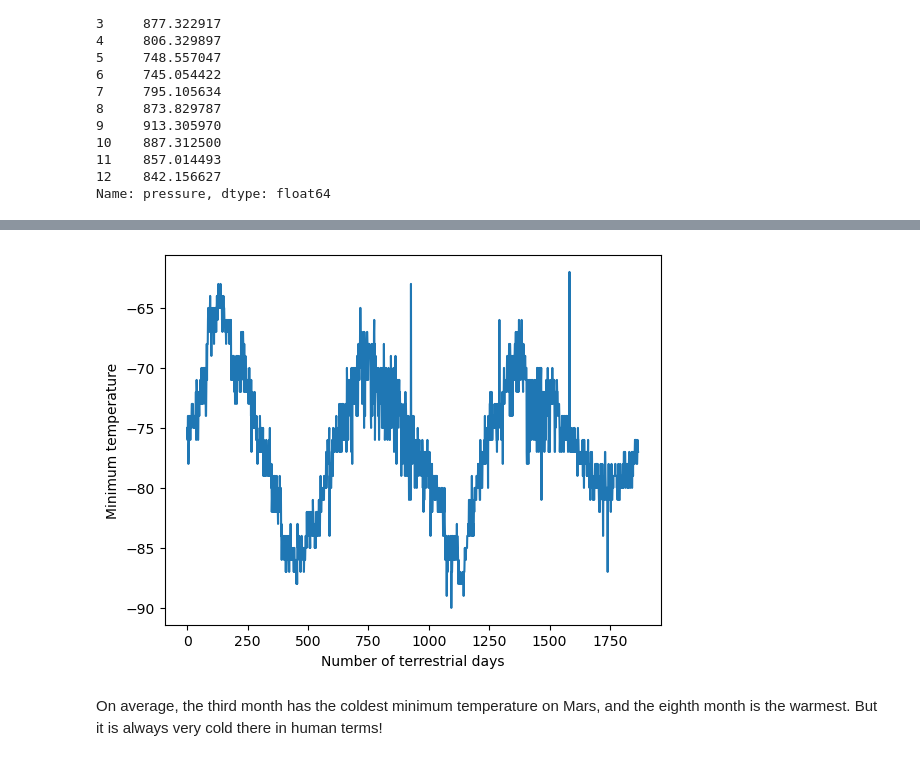
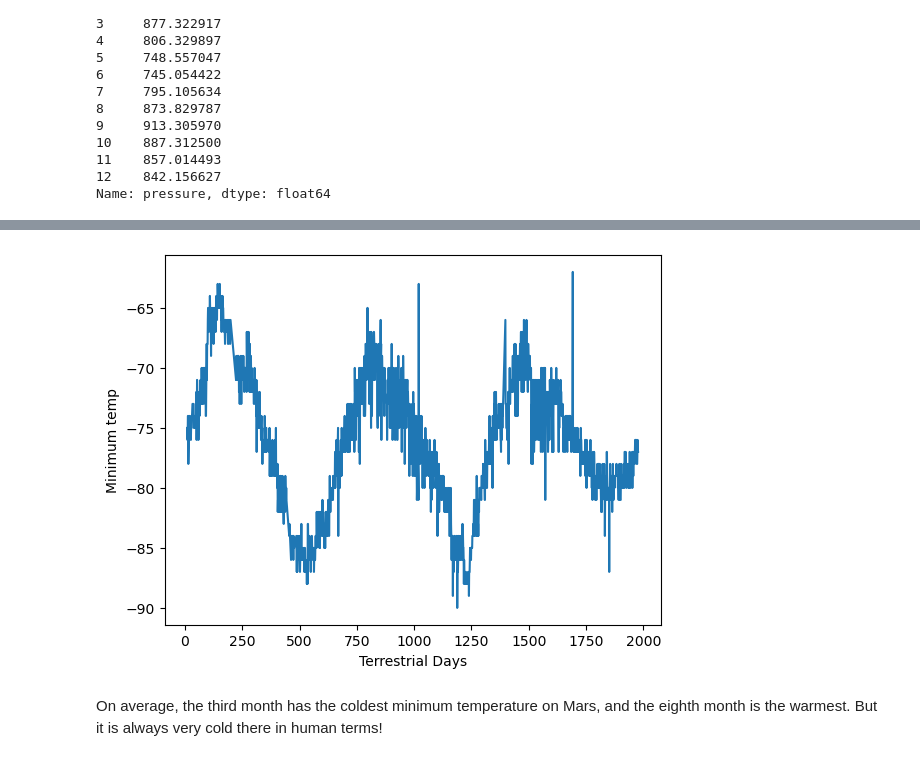
Before and after one commit to johnweissmann/html-scraping-challenge, a Jupyter notebook: part_2_mars_weather.ipynb, the cells around one changed output, grey strips where cells are left out. Drawn from its saved outputs; the diff is of its cells as text; code cells hidden in the pictures.

```diff
--- a/part_2_mars_weather.ipynb
+++ b/part_2_mars_weather.ipynb
@@ -68,17 +67,23 @@ Assemble the scraped data into a Pandas DataFrame. The columns should have the s
 # %%
 # Create an empty list
 mars_list = []
+header_list = []
+data_list = []
 # Loop through the scraped data to create a list of rows
-# for header in mars_data:
-#     mars_list.append(header.find_all('th'))
-# for data in mars_data:
-#     mars_list.append(data.find_all('th'))
-#     mars_list.append(data.find_all('td'))
 for data in mars_data:
-    row_header = data.find('th')
-    row_data = data.find('td')
-    table = {}
-    table[row_header] = row_data
-    mars_list.append(table)
+    row_header = data.find_all('th')
+    for header in row_header:
+        header_list.append(header.text)
+    row_data = data.find_all('td')
+    for row in row_data:
+        data_list.append(row.text)
+
+mars_list.append(header_list)
+
+for i in range(0, len(data_list), 7):
+    x = i
+    mars_list.append(data_list[x:x+7])
+
+
 mars_list
 # %% [output]
@@ -87,6 +108,8 @@ mars_list
 # Create a Pandas DataFrame by using the list of rows and a list of the column names
 
 df = pd.DataFrame(mars_list)
+df.columns = df.iloc[0]
+df = df.drop(df.index[0])
 # %%
 # Confirm DataFrame was created successfully
 df
@@ -126,2 +150,6 @@ dtype: object
+# %%
+# Change data types for data analysis
+df["terrestrial_date"] = pd.to_datetime(df["terrestrial_date"])
+df = df.astype({"sol": 'int64', "ls": 'int64', "month": 'int64', "min_temp": 'float64', "pressure": 'float64'})
 # %%
 # Confirm type changes were successful by examining data types again
@@ -219,7 +278,11 @@ Name: pressure, dtype: float64
 # %%
 # 5. How many terrestrial (earth) days are there in a Martian year?
+plt.plot(df['sol'], df['min_temp'])
+plt.ylabel("Minimum temp")
+plt.xlabel("Terrestrial Days")
+plt.show()
 # %% [output]
-[figure, old version]
+[figure, new version]
 # %% [markdown]
 On average, the third month has the coldest minimum temperature on Mars, and the eighth month is the warmest. But it is always very cold there in human terms!
 # %% [markdown]
```
Also changed, not shown: parts of 18 cells of this notebook, 2 other files.
